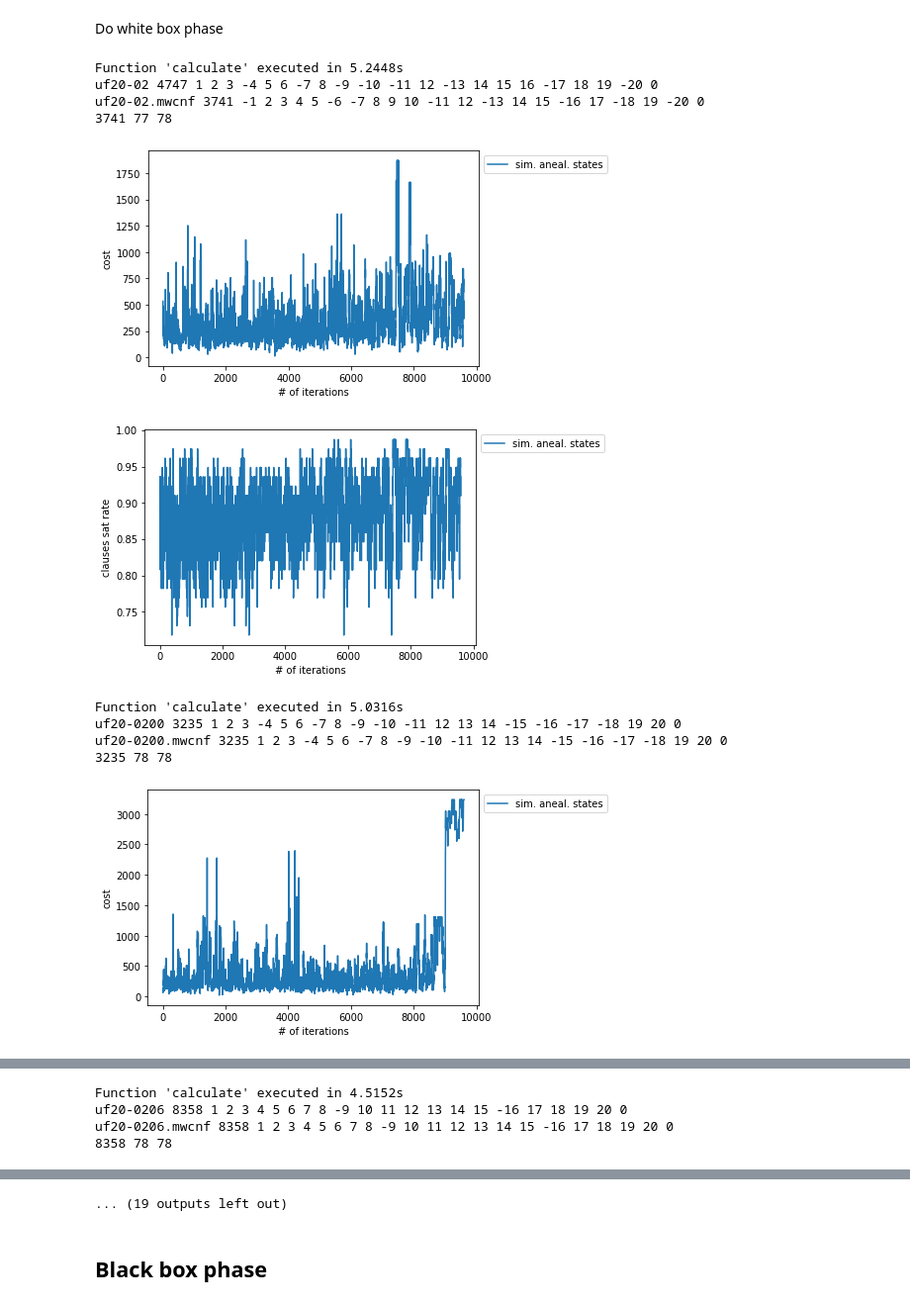
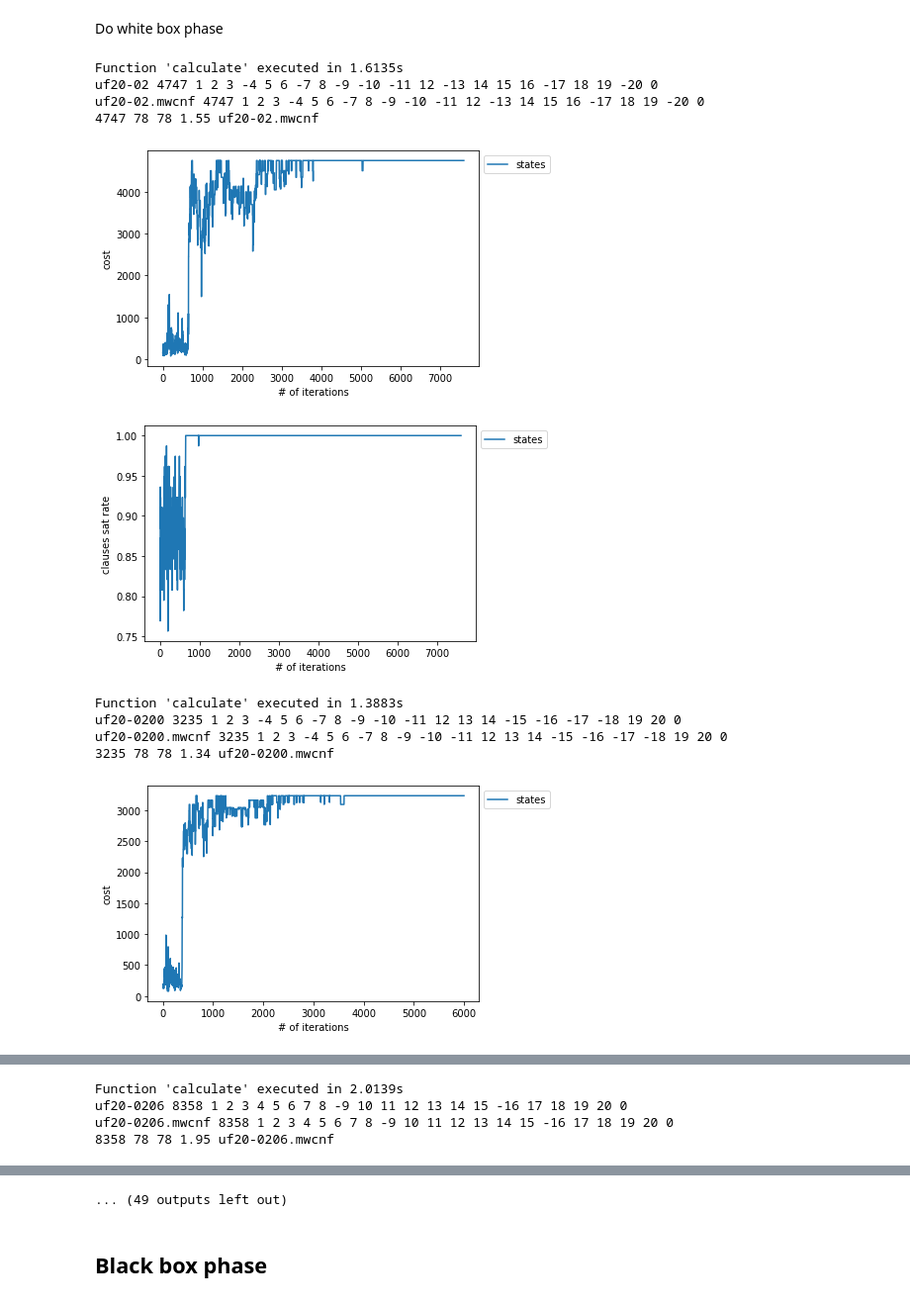
Before and after one commit to kalabto2/Combinatorial-Optimization---Simulated-Annealing, a Jupyter notebook: hw05/simulatedAnnealing2/hw05.ipynb, the cells around one changed output, grey strips where cells are left out. Shown at 99% size. Cells and saved outputs as stored; diff of their text form; code cells hidden in the pictures.

```diff
--- a/hw05/simulatedAnnealing2/hw05.ipynb
+++ b/hw05/simulatedAnnealing2/hw05.ipynb
@@ -51,7 +51,7 @@ Define functions
 def print_weight_per_iteration(y, optimal_weight: int, y_description="cost"):
     x = range(len(y))
 
-    plt.plot(x, y, label="sim. aneal. states")
+    plt.plot(x, y, label="states")
 #     plt.plot(x, [optimal_weight] * len(y), label="optimal price")
     plt.xlabel("# of iterations")
     plt.ylabel(y_description)
@@ -74,51 +74,55 @@ def load_optimal_result(filepath: str):
 Do white box phase
 # %%
 instance_ids = ["uf20-02", "uf20-0200", "uf20-0206", "uf20-0199", "uf20-0113", "uf20-0114", "uf20-098",
-               "uf20-0149", "uf20-0152", "uf20-0128"]
-init_temperature = 15000
-frozen = 100
+               "uf20-0149", "uf20-0152", "uf20-0128", "uf20-018", "uf20-0198", "uf20-0101", "uf20-017",
+               "uf20-055", "uf20-0197", "uf20-012", "uf20-043", "uf20-066", "uf20-0185"]
+init_temperature = None
+frozen = 10
 equilibrium = 200
 C = 0.9
 
 sat_rate = []
 weight_rate = []
+exec_time = []
 for instance_id in instance_ids:
     output = calculate("sets/wuf-M1/wuf20-78-M1/w" + instance_id + ".mwcnf",
                        init_temperature,
                        equilibrium,
                        frozen,
                        C,
                        white_box=True)
     [result, brief, iterations, clauses_sat, _] = output.split("\n")
     y = iterations.split(' ')
     y = list(map(lambda x: float(x), y))
     y2 = clauses_sat.split(' ')
     y2 = list(map(lambda x: float(x), y2))
 
     optimal = int(load_optimal_result("sets/wuf-M1/wuf20-78-M1-opt.dat")[instance_id].split(' ')[1])
     print(load_optimal_result("sets/wuf-M1/wuf20-78-M1-opt.dat")[instance_id])
     print(result)
     print(brief)
     print_weight_per_iteration(y, optimal, y_description="cost")
     print_weight_per_iteration(y2, optimal, y_description="clauses sat rate")
 
     sat_rate.append(int(brief.split(' ')[1]) / int(brief.split(' ')[2]))
     weight_rate.append(int(brief.split(' ')[0]) / optimal)
+    exec_time.append(float(brief.split(' ')[3]))
 
 # ============ SUMMARY ============
 
 print("\n\n====================================\n")
 print("Avg. sat rate:", np.mean(sat_rate))
 print("Avg. weight rate:", np.mean(weight_rate))
+print("Avg. exec time:", np.mean(exec_time))
 # %% [output]
-Function 'calculate' executed in 5.2448s
+Function 'calculate' executed in 1.6135s
 uf20-02 4747 1 2 3 -4 5 6 -7 8 -9 -10 -11 12 -13 14 15 16 -17 18 19 -20 0
-uf20-02.mwcnf 3741 -1 2 3 4 5 -6 -7 8 9 10 -11 12 -13 14 15 -16 17 -18 19 -20 0
-3741 77 78
+uf20-02.mwcnf 4747 1 2 3 -4 5 6 -7 8 -9 -10 -11 12 -13 14 15 16 -17 18 19 -20 0
+4747 78 78 1.55 uf20-02.mwcnf
-[figure, old version]
+[figure, new version]
-[figure, old version]
+[figure, new version]
-Function 'calculate' executed in 5.0316s
+Function 'calculate' executed in 1.3883s
 uf20-0200 3235 1 2 3 -4 5 6 -7 8 -9 -10 -11 12 13 14 -15 -16 -17 -18 19 20 0
 uf20-0200.mwcnf 3235 1 2 3 -4 5 6 -7 8 -9 -10 -11 12 13 14 -15 -16 -17 -18 19 20 0
-3235 78 78
+3235 78 78 1.34 uf20-0200.mwcnf
-[figure, old version]
+[figure, new version]
@@ -126,4 +130,4 @@ uf20-0200.mwcnf 3235 1 2 3 -4 5 6 -7 8 -9 -10 -11 12 13 14 -15 -16 -17 -18 19 20
-Function 'calculate' executed in 4.5152s
+Function 'calculate' executed in 2.0139s
 uf20-0206 8358 1 2 3 4 5 6 7 8 -9 10 11 12 13 14 15 -16 17 18 19 20 0
 uf20-0206.mwcnf 8358 1 2 3 4 5 6 7 8 -9 10 11 12 13 14 15 -16 17 18 19 20 0
-8358 78 78
+8358 78 78 1.95 uf20-0206.mwcnf
@@ -138,4 +142,4 @@ uf20-0199.mwcnf 8621 1 2 3 -4 5 6 7 8 9 10 11 12 13 14 15 16 17 -18 19 20 0
-... (19 outputs left out)
+... (49 outputs left out)
 # %% [markdown]
 ## Black box phase
 # %% [markdown]
```
Also changed, not shown: parts of 1 cell of this notebook, 2 other files.
